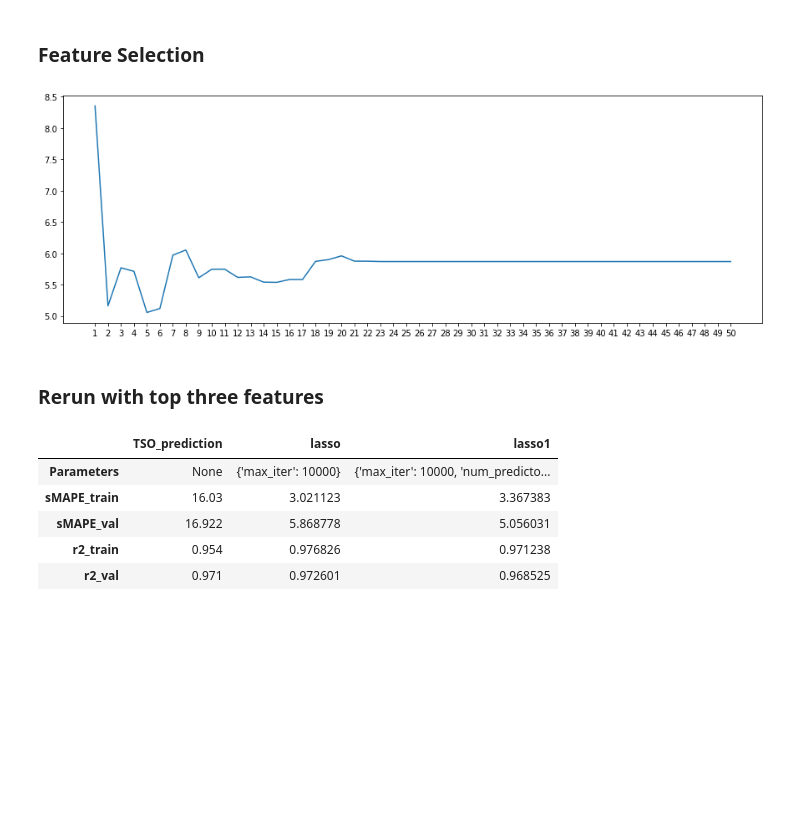
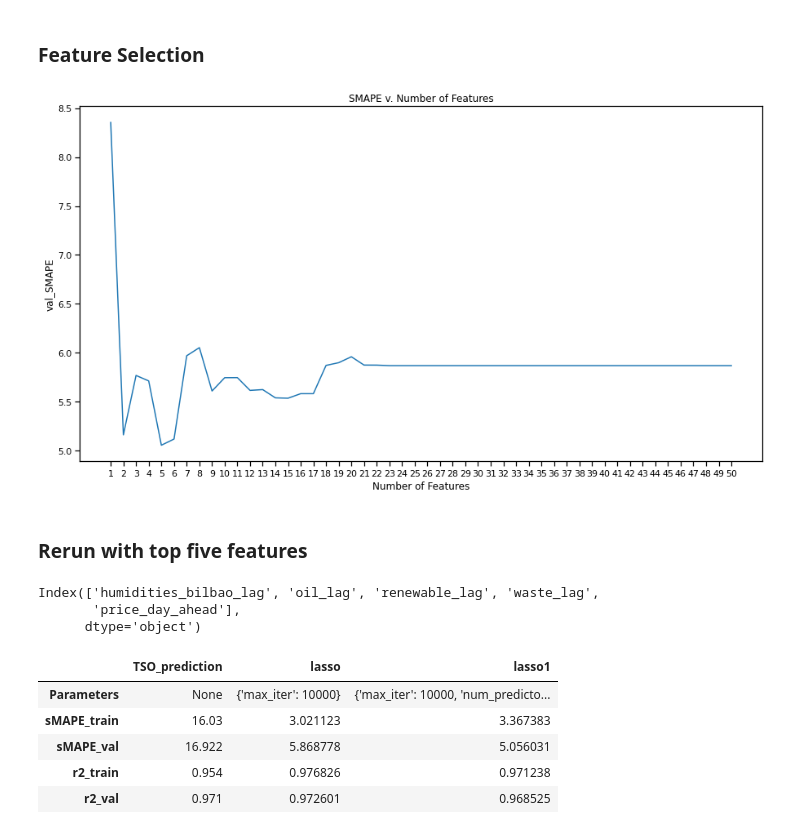
Before and after one commit to EvanHolder/Predicting-Energy-Markets-in-Spain, a Jupyter notebook: notebooks/LassoRegression.ipynb, the cells around one changed output. Cells and saved outputs as stored; diff of their text form; code cells hidden in the pictures; blank space fills up the shorter version.

```diff
--- a/notebooks/LassoRegression.ipynb
+++ b/notebooks/LassoRegression.ipynb
@@ -246,0 +247,11 @@ plt.xticks();
+# %%
+sns.set_context(context='notebook')
+# Plot the coefficients on bar chart
+plt.figure(figsize=(10,5))
+coefs = coefs.reset_index()
+coefs.rename(columns={'index':'feature'}, inplace=True)
+ax = sns.barplot(y='feature', x='coefficients', data= coefs.head(6), hue='key', dodge = False);
+plt.xticks();
+plt.title("Features by Coefficient in Lasso Regression");
+
+plt.show()
@@ -267,13 +291,23 @@ for i in range(1, len(X_train.columns)):
     preds = lasso_temp.predict(X_val[cols])
     sMAPE_lasso.append(sMAPE(y_val, preds))
 # %%
-fig = plt.figure(figsize=(15,5))
+fig = plt.figure(figsize=(15,8))
 plt.plot(range(1, len(X_train.columns)), sMAPE_lasso);
 plt.xticks(range(1,len(X_train.columns)));
+plt.xlabel('Number of Features');
+plt.ylabel('val_SMAPE');
+plt.title("SMAPE v. Number of Features");
+plt.savefig('../images/RFE_LassoRegression')
 # %% [output]
-[figure, old version]
+[figure, new version]
 # %% [markdown]
-### Rerun with top three features
+### Rerun with top five features
+# %%
+lasso_cols
+# %% [output]
+Index(['humidities_bilbao_lag', 'oil_lag', 'renewable_lag', 'waste_lag',
+       'price_day_ahead'],
+      dtype='object')
 # %%
 lasso1 = Lasso(max_iter = 10000)
 lasso_rfe = RFE(lasso1, n_features_to_select=5)
```
Also changed, not shown: parts of 4 cells of this notebook.
